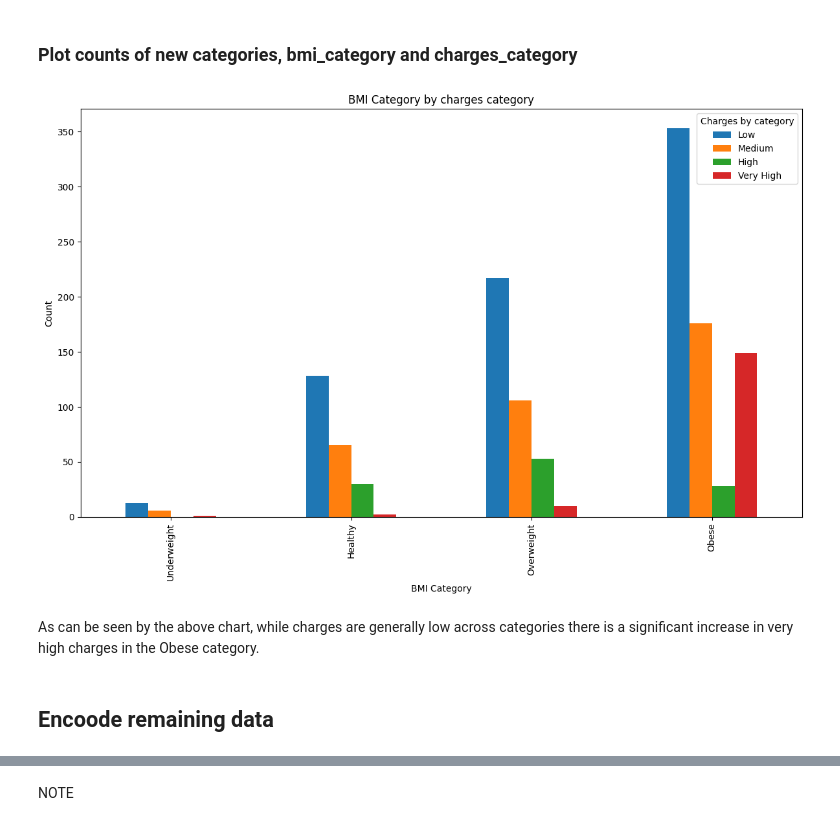
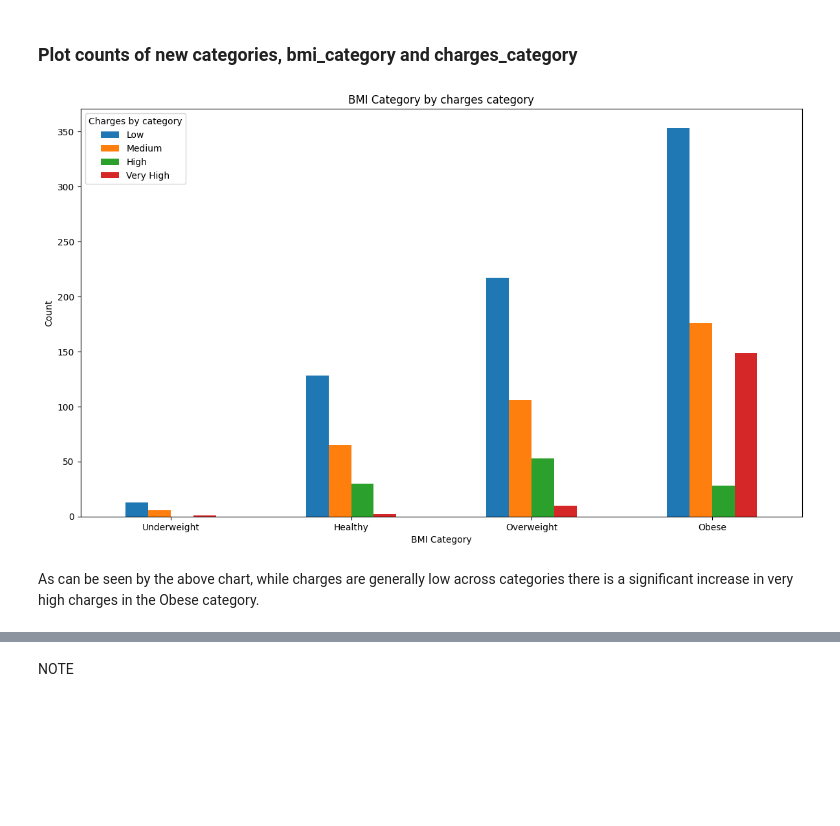
Before and after one commit to Mikeecee1/HealthInsuranceAnalysis, a Jupyter notebook: jupyter_notebooks/Extraction.ipynb, the cells around one changed output, grey strips where cells are left out. Saved outputs shown, nothing was run; the diff lists cells and outputs as text; code cells hidden in the pictures; blank space fills up the shorter version.

```diff
--- a/jupyter_notebooks/Extraction.ipynb
+++ b/jupyter_notebooks/Extraction.ipynb
@@ -220,23 +221,22 @@ raw_df.head()
 # %%
 # Bar chart: charges_category against bmi_category with specified orders using matplotlib
 
 
 bmi_order = ['Underweight', 'Healthy', 'Overweight', 'Obese']
 charges_order = ['Low', 'Medium', 'High', 'Very High']
 
 # Group and count
 counts = raw_df.groupby(['bmi_category', 'charges_category']).size().unstack(fill_value=0).reindex(bmi_order)[charges_order]
 
 ax = counts.plot(kind='bar', figsize=(12,8))
 plt.title('BMI Category by charges category')
 plt.xlabel('BMI Category')
 plt.ylabel('Count')
-plt.legend(title='Charges by category')
+plt.legend(title='Charges by category', loc='upper left')
 plt.tight_layout()
+plt.xticks(rotation=0)
 plt.show()
 # %% [output]
-[figure, old version]
+[figure, new version]
 # %% [markdown]
 As can be seen by the above chart, while charges are generally low across categories there is a significant increase in very high charges in the Obese category.
-# %% [markdown]
-## Encoode remaining data
```
Also changed, not shown: parts of 14 cells of this notebook, 1 other file.
